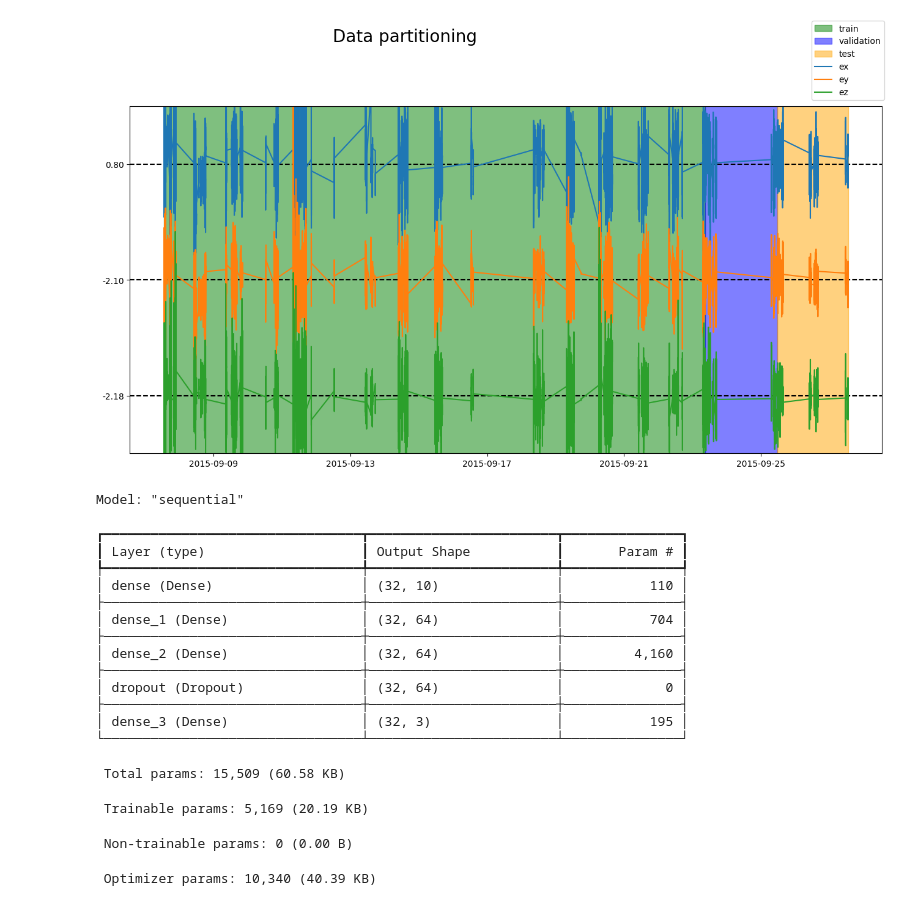
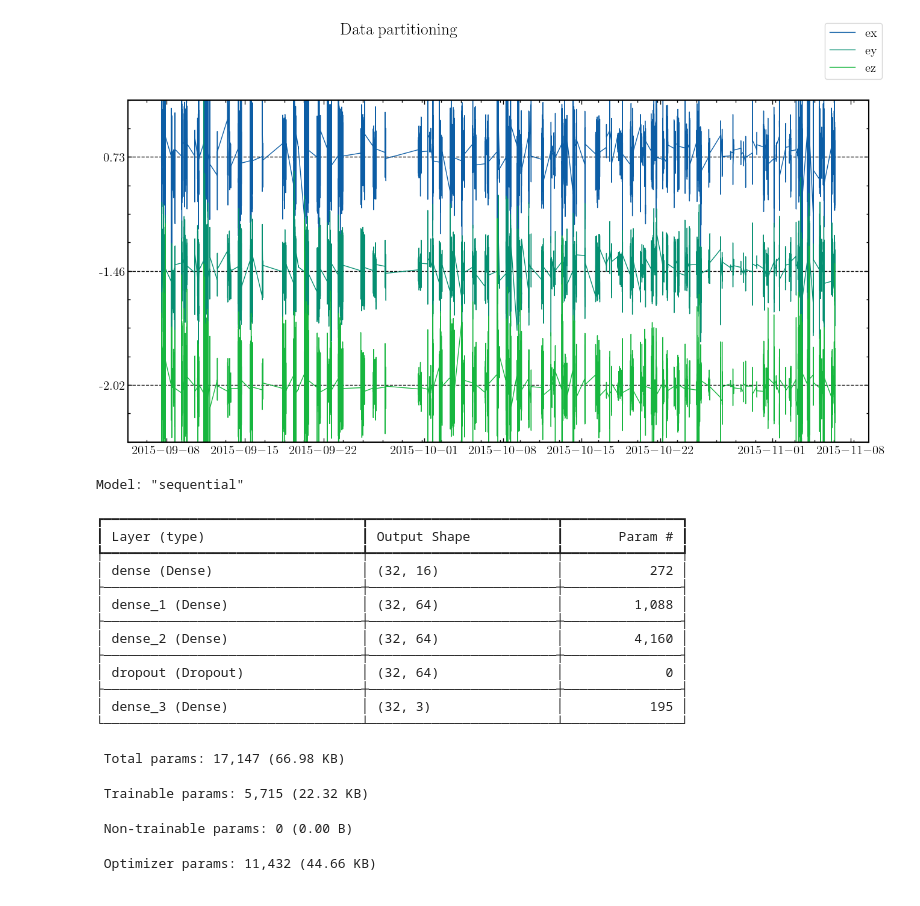
Before and after one commit to esevegne/astro-nn, a Jupyter notebook: analysis.ipynb, the cells around one changed output. Drawn from its saved outputs; the diff is of its cells as text; code cells hidden in the pictures.

```diff
--- a/analysis.ipynb
+++ b/analysis.ipynb
@@ -21,6 +21,8 @@ from speasy import amda
 import matplotlib.pyplot as plt
 import matplotlib.dates as mdates
 import seaborn as sns
+import toml
+plt.style.use('custom_style.mplstyle')
 # %%
 def E_mhd(df):
     '''
@@ -46,4 +48,15 @@ def E_hall(df):
     dg['ey']= ((df['jz']*df['bx']-df['bz']*df['jx'])/(e*df['e_density']))/1e12
     dg['ez']= ((df['jx']*df['by']-df['bx']*df['jy'])/(e*df['e_density']))/1e12
     return dg
+# %%
+config = toml.load('model_config.toml')
+seed = config['stat']['seed']
+t1 = config['data']['t1']
+t2 = config['data']['t2']
+sat = config['data']['sat']
+density_threshold = config['data']['density_threshold']
+name = config['model']['name']
+f_train, f_valid, f_test = config['model']['f_train'], config['model']['f_valid'], config['model']['f_test']
+shuffle = config['model']['shuffle']
+PINNS = config['model']['PINNS']
 # %%
@@ -75,12 +74,11 @@ e = 1.602176634e-19
 m_i = 1.67262192369e-27
 m_e = 9.1093837015e-31
 ## Global interval - all the data will be inside this range
-sat = 'mms1'
-t1 = datetime(2015,9,7,0,0,0)
-t2 = datetime(2015,9,30,0,0,0)
 store = pd.HDFStore('./data.hdf5','r')
 bursts = store.keys()
 store.close()
+del store
+
 bursts = [datetime.strptime(burst, '/mms1_%Y_%m_%dT%H_%M_%S') for burst in bursts]
 bursts = pd.DataFrame(bursts)
 bursts = bursts.where((str(t1.date()) < bursts)&(bursts < str(t2.date()))).dropna()
@@ -88,5 +86,5 @@ df = pd.concat([pd.read_hdf('./data.hdf5',key=sat+"_"+datetime.strftime(pd.to_da
 df['ux']=(m_i*df['vx_i']+m_e*df['vx_e'])/(m_i+m_e)
 df['uy']=(m_i*df['vy_i']+m_e*df['vy_e'])/(m_i+m_e)
 df['uz']=(m_i*df['vz_i']+m_e*df['vz_e'])/(m_i+m_e)
-df = df.where(df['e_density']>1).dropna()
+df = df.where(df['e_density']>density_threshold).dropna()
 # %%
@@ -164,33 +156,31 @@ DatetimeIndex(['2015-09-19 07:45:09.106000', '2015-09-07 15:20:50.367000',
 # %%
 def f(X,mid):
     Y = mid + (X - X.mean()) / (X.max() - X.min())
     return Y
 fig, ax = plt.subplots(1, 1, figsize=(12, 8))
 plt.subplots_adjust(hspace=0.25)
 
-ax.axvspan(ymin=0,ymax=1, xmin=df.index[id_train_beg],xmax=df.index[id_train_end],label='train',color='green',alpha=0.5)
-ax.axvspan(ymin=0,ymax=1, xmin=df.index[id_val_beg],xmax=df.index[id_val_end],label='validation',color='blue',alpha=0.5)
-ax.axvspan(ymin=0,ymax=1, xmin=df.index[id_test_beg],xmax=df.index[id_test_end],label='test',color='orange',alpha=0.5)
-
-
+#ax.axvspan(ymin=0,ymax=1, xmin=df.index[id_train_beg],xmax=df.index[id_train_end],label='train',color='green',alpha=0.5)
+#ax.axvspan(ymin=0,ymax=1, xmin=df.index[id_val_beg],xmax=df.index[id_val_end],label='validation',color='blue',alpha=0.5)
+#ax.axvspan(ymin=0,ymax=1, xmin=df.index[id_test_beg],xmax=df.index[id_test_end],label='test',color='orange',alpha=0.5)
 
 mids = 1*(np.linspace(0,1,4)[1:]+np.linspace(0,1,4)[:-1])/2
 
 ax.axhline(mids[0],color='black',linestyle='--')
 ax.axhline(mids[1],color='black',linestyle='--')
 ax.axhline(mids[2],color='black',linestyle='--')
 ax.plot(df.index.values,1*f(df['ex'],mids[-1]),label='ex')
 ax.plot(df.index.values,1*f(df['ey'],mids[-2]),label='ey')
 ax.plot(df.index.values,1*f(df['ez'],mids[-3]),label='ez')
 
 ax.set_yticks(mids,[f'{df[e].mean():.2f}' for e in ['ex','ey','ez']])
 ax.set_ylim(0,1)
 fig.legend()
 
 fig.subplots_adjust(top=0.82)
 fig.subplots_adjust(right=1.15)
 fig.suptitle("Data partitioning", fontsize=20)
 
 plt.show()
 # %% [output]
-[figure, old version]
+[figure, new version]
@@ -230,18 +204,17 @@ def first_dnn(input_features,output_targets):
 # %%
 # Recreate the exact same model, including its weights and the optimizer
-name = f'DNN_PINNS={PINNS}_Shuffle'
-new_model = keras.models.load_model(f'../Saved_models/{name}/model.keras')
+model = keras.models.load_model(f'../Saved_models/{name}/model.keras')
 
 # Show the model architecture
-new_model.summary()
+model.summary()
 # %% [output]
 Model: "sequential"
 ┏━━━━━━━━━━━━━━━━━━━━━━━━━━━━━━━━━┳━━━━━━━━━━━━━━━━━━━━━━━━┳━━━━━━━━━━━━━━━┓
 ┃ Layer (type)                    ┃ Output Shape           ┃       Param # ┃
 ┡━━━━━━━━━━━━━━━━━━━━━━━━━━━━━━━━━╇━━━━━━━━━━━━━━━━━━━━━━━━╇━━━━━━━━━━━━━━━┩
-│ dense (Dense)                   │ (32, 10)               │           110 │
+│ dense (Dense)                   │ (32, 16)               │           272 │
 ├─────────────────────────────────┼────────────────────────┼───────────────┤
-│ dense_1 (Dense)                 │ (32, 64)               │           704 │
+│ dense_1 (Dense)                 │ (32, 64)               │         1,088 │
 ├─────────────────────────────────┼────────────────────────┼───────────────┤
 │ dense_2 (Dense)                 │ (32, 64)               │         4,160 │
 ├─────────────────────────────────┼────────────────────────┼───────────────┤
@@ -249,8 +222,8 @@ Model: "sequential"
 ├─────────────────────────────────┼────────────────────────┼───────────────┤
 │ dense_3 (Dense)                 │ (32, 3)                │           195 │
 └─────────────────────────────────┴────────────────────────┴───────────────┘
- Total params: 15,509 (60.58 KB)
+ Total params: 17,147 (66.98 KB)
- Trainable params: 5,169 (20.19 KB)
+ Trainable params: 5,715 (22.32 KB)
  Non-trainable params: 0 (0.00 B)
- Optimizer params: 10,340 (40.39 KB)
+ Optimizer params: 11,432 (44.66 KB)
 # %%
```
Also changed, not shown: parts of 18 cells of this notebook, 2 other files.
